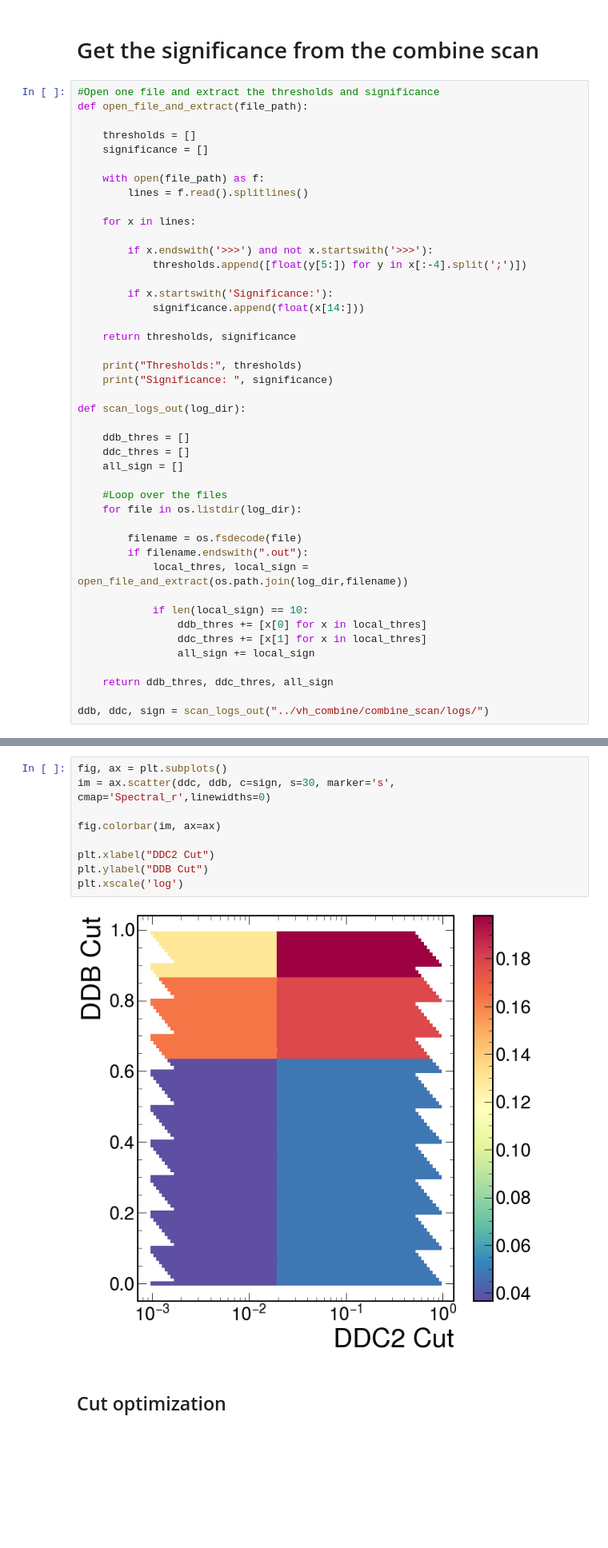
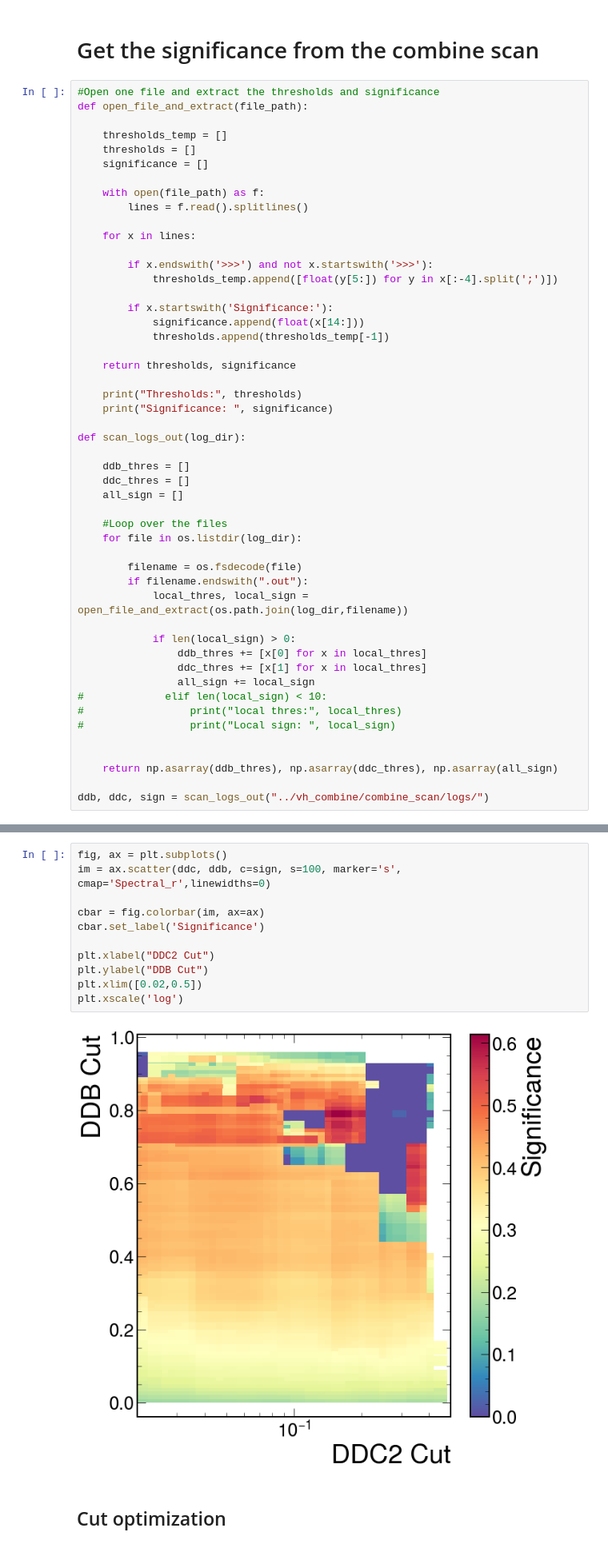
Before and after one commit to jennetd/hbb-coffea, a Jupyter notebook: notebooks/VH_optimize_sign_ddb_ddc_CombineScan.ipynb, the cells around one changed output, grey strips where cells are left out. Shown at 80% size. Cells and saved outputs as stored; diff of their text form; blank space fills up the shorter version.

```diff
--- a/notebooks/VH_optimize_sign_ddb_ddc_CombineScan.ipynb
+++ b/notebooks/VH_optimize_sign_ddb_ddc_CombineScan.ipynb
@@ -59,6 +68,7 @@ def significance(s,b):
 #Open one file and extract the thresholds and significance
 def open_file_and_extract(file_path):
 
+    thresholds_temp = []
     thresholds = []
     significance = []
 
@@ -68,10 +78,11 @@ def open_file_and_extract(file_path):
     for x in lines:
 
         if x.endswith('>>>') and not x.startswith('>>>'):
-            thresholds.append([float(y[5:]) for y in x[:-4].split(';')])
+            thresholds_temp.append([float(y[5:]) for y in x[:-4].split(';')])
 
         if x.startswith('Significance:'):
             significance.append(float(x[14:]))
+            thresholds.append(thresholds_temp[-1])
 
     return thresholds, significance
 
@@ -91,11 +102,15 @@ def scan_logs_out(log_dir):
         if filename.endswith(".out"):
             local_thres, local_sign = open_file_and_extract(os.path.join(log_dir,filename))
 
-            if len(local_sign) == 10:
+            if len(local_sign) > 0:
                 ddb_thres += [x[0] for x in local_thres]
                 ddc_thres += [x[1] for x in local_thres]
                 all_sign += local_sign
+#             elif len(local_sign) < 10:
+#                 print("local thres:", local_thres)
+#                 print("Local sign: ", local_sign)
 
-    return ddb_thres, ddc_thres, all_sign
+
+    return np.asarray(ddb_thres), np.asarray(ddc_thres), np.asarray(all_sign)
 
 ddb, ddc, sign = scan_logs_out("../vh_combine/combine_scan/logs/")
@@ -107,14 +140,16 @@ plt.scatter(ddb, sign, s =3)
 # %%
 fig, ax = plt.subplots()
-im = ax.scatter(ddc, ddb, c=sign, s=30, marker='s', cmap='Spectral_r',linewidths=0)
+im = ax.scatter(ddc, ddb, c=sign, s=100, marker='s', cmap='Spectral_r',linewidths=0)
 
-fig.colorbar(im, ax=ax)
+cbar = fig.colorbar(im, ax=ax)
+cbar.set_label('Significance')
 
 plt.xlabel("DDC2 Cut")
 plt.ylabel("DDB Cut")
+plt.xlim([0.02,0.5])
 plt.xscale('log')
 # %% [output]
-[figure, old version]
+[figure, new version]
 # %% [markdown]
 ## Cut optimization
 # %%
```
Also changed, not shown: parts of 12 cells of this notebook, 46 other files.
